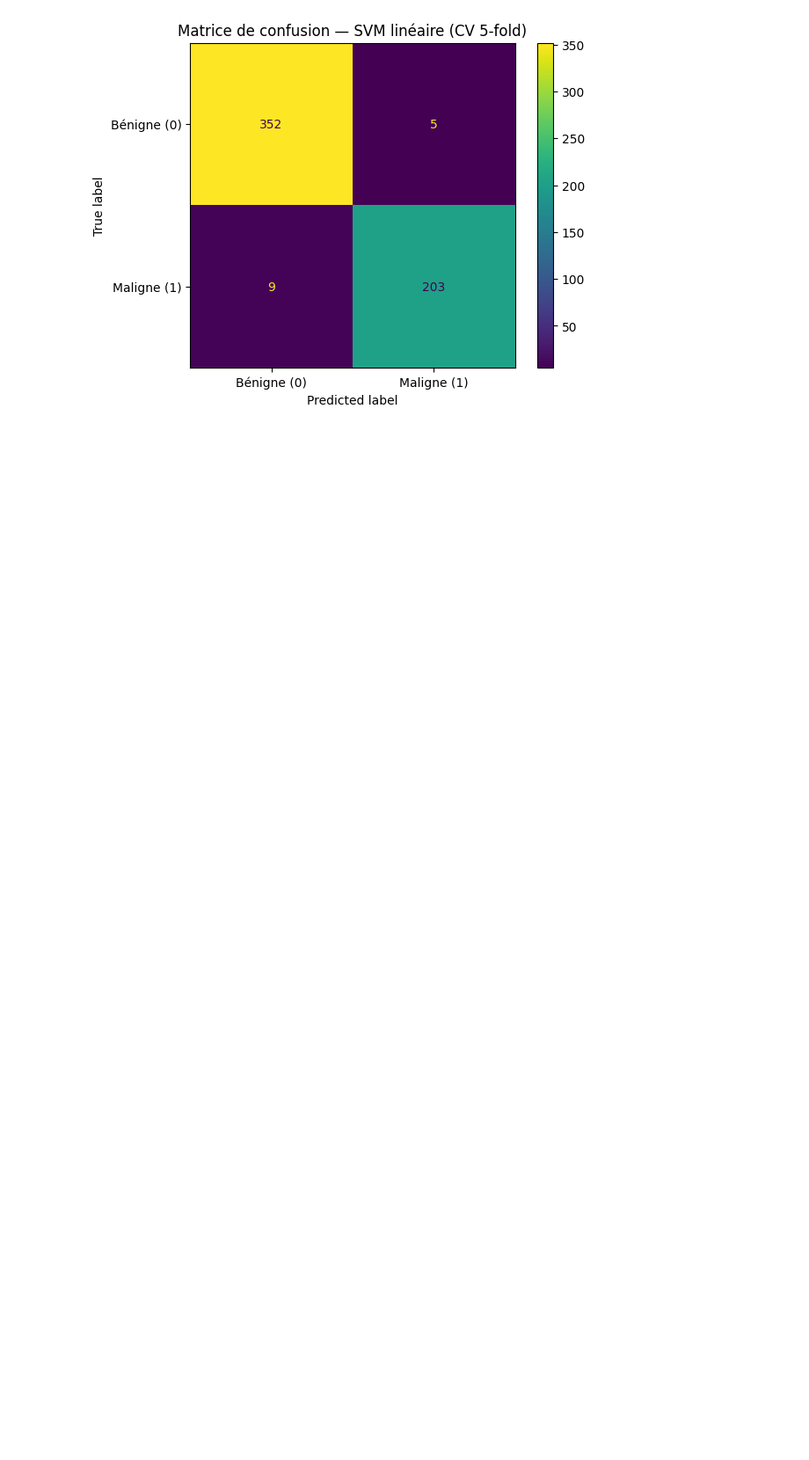
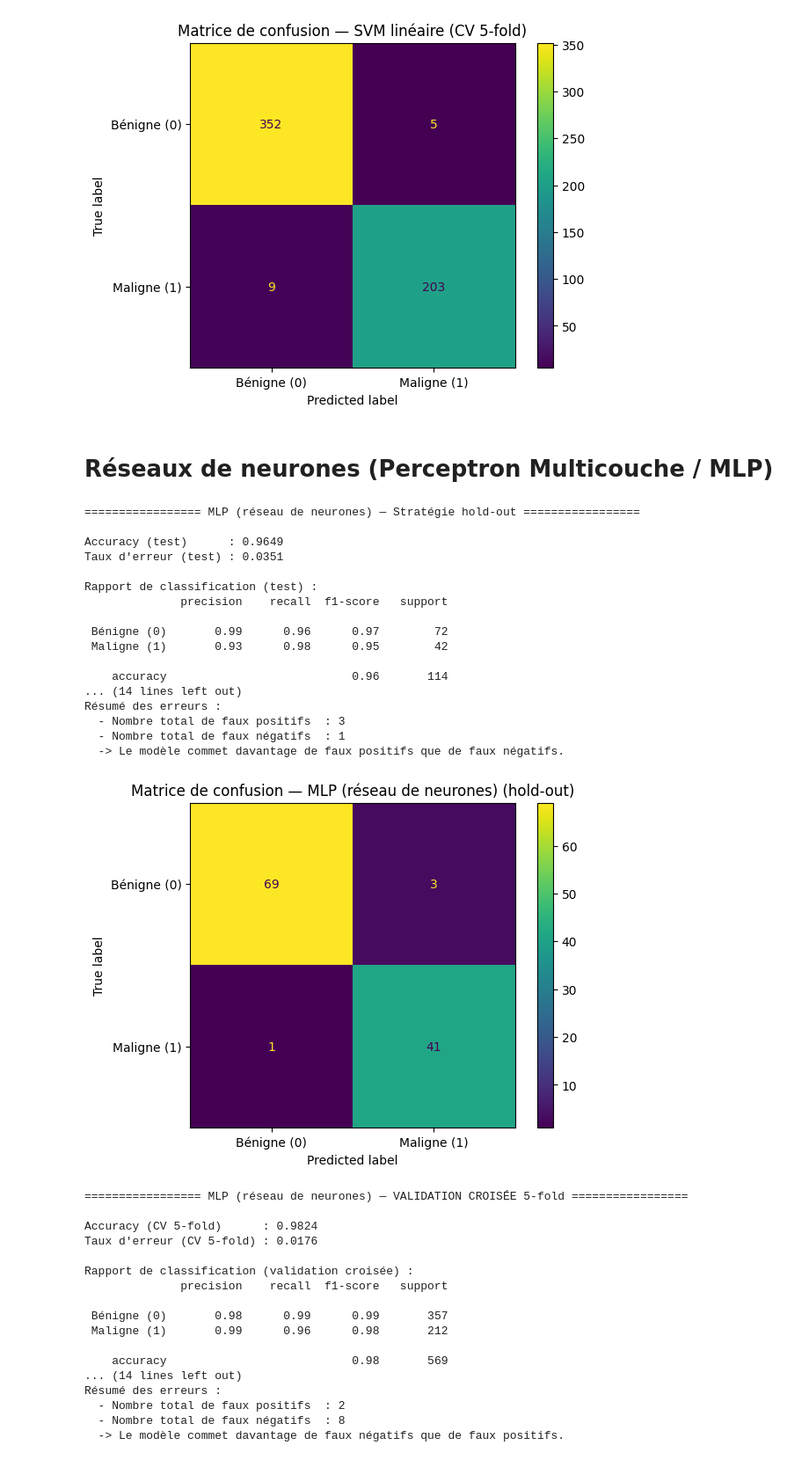
Before and after one commit to RSoups11/Apprentissage_Projet, a Jupyter notebook: notebooks/modelisation.ipynb, the cells around one changed output. Shown at 88% size. Saved outputs shown, nothing was run; the diff lists cells and outputs as text; code cells hidden in the pictures; blank space fills up the shorter version.

Commit message:
Ajout du modèle de réseaux de neurones multicouches

```diff
--- a/notebooks/modelisation.ipynb
+++ b/notebooks/modelisation.ipynb
@@ -461,3 +461,76 @@ Résumé des erreurs :
   - Nombre total de faux négatifs  : 9
   -> Le modèle commet davantage de faux négatifs que de faux positifs.
 [figure]
+# %% [markdown]
+# Réseaux de neurones (Perceptron Multicouche / MLP)
+# %%
+# Pipeline :
+#   1) Standardisation
+#   2) MLPClassifier (perceptron multicouche)
+pipe_mlp = Pipeline([
+    ("scaler", StandardScaler()),
+    ("clf", MLPClassifier(
+        hidden_layer_sizes=(50,),   # une couche cachée avec 50 neurones
+        activation="relu",          # fonction d'activation ReLU
+        solver="adam",              # algorithme d'optimisation stochastique
+        alpha=1e-4,                 # terme de régularisation L2 sur les poids
+        batch_size="auto",          # taille des mini-batchs (défaut)
+        learning_rate="adaptive",   # taux d'apprentissage adapté automatiquement
+        max_iter=1000,              # nombre max d'itérations (epochs)
+        random_state=0
+    ))
+])
+
+# --- Évaluation hold-out ---
+res_mh = eval_holdout(
+    model=pipe_mlp,
+    model_name="MLP (réseau de neurones)",
+    X_train=X_train, X_test=X_test,
+    y_train=y_train, y_test=y_test
+)
+resultats.append(res_mh)
+
+# --- Évaluation validation croisée 5-fold ---
+res_mcv = eval_cv(
+    model=pipe_mlp,
+    model_name="MLP (réseau de neurones)",
+    X=X, y=y,
+    cv_splits=5
+)
+resultats.append(res_mcv)
+# %% [output]
+================= MLP (réseau de neurones) — Stratégie hold-out =================
+
+Accuracy (test)      : 0.9649
+Taux d'erreur (test) : 0.0351
+
+Rapport de classification (test) :
+              precision    recall  f1-score   support
+
+ Bénigne (0)       0.99      0.96      0.97        72
+ Maligne (1)       0.93      0.98      0.95        42
+
+    accuracy                           0.96       114
+... (14 lines left out)
+Résumé des erreurs :
+  - Nombre total de faux positifs  : 3
+  - Nombre total de faux négatifs  : 1
+  -> Le modèle commet davantage de faux positifs que de faux négatifs.
+[figure, added]
+================= MLP (réseau de neurones) — VALIDATION CROISÉE 5-fold =================
+
+Accuracy (CV 5-fold)      : 0.9824
+Taux d'erreur (CV 5-fold) : 0.0176
+
+Rapport de classification (validation croisée) :
+              precision    recall  f1-score   support
+
+ Bénigne (0)       0.98      0.99      0.99       357
+ Maligne (1)       0.99      0.96      0.98       212
+
+    accuracy                           0.98       569
+... (14 lines left out)
+Résumé des erreurs :
+  - Nombre total de faux positifs  : 2
+  - Nombre total de faux négatifs  : 8
+  -> Le modèle commet davantage de faux négatifs que de faux positifs.
```
Also changed, not shown: parts of 1 cell of this notebook.
